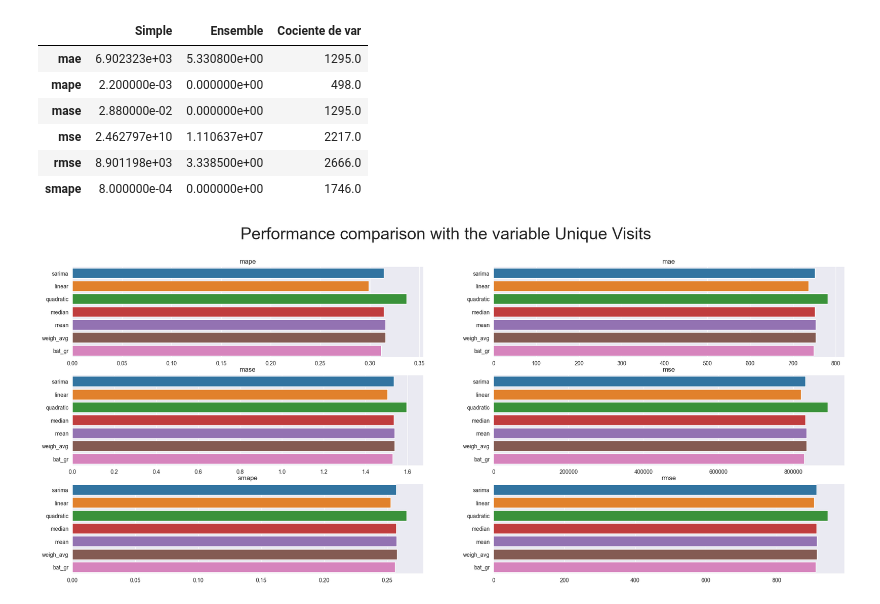
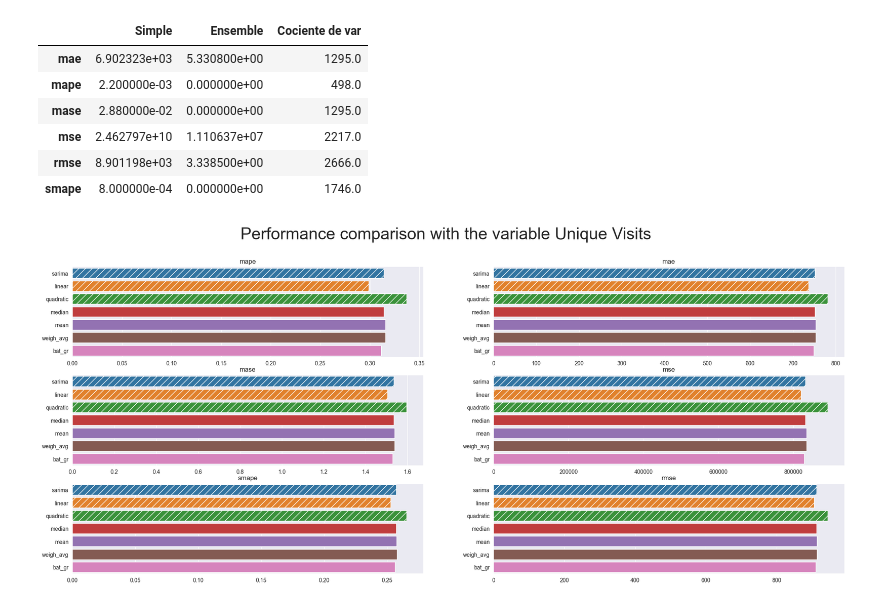
Before and after one commit to critobfer/Kats, a Jupyter notebook: tutorials/TFG_experiments/TFG_Website_Data_UV.ipynb, the cells around one changed output. Cells and saved outputs as stored; diff of their text form; code cells hidden in the pictures.

```diff
--- a/tutorials/TFG_experiments/TFG_Website_Data_UV.ipynb
+++ b/tutorials/TFG_experiments/TFG_Website_Data_UV.ipynb
@@ -581,31 +581,43 @@ def comparative_barplot(err,i,j):
         data = df_complete,
         ax = ax[i][j]
 
     )
+    # Lista de valores de hash para cada barra
+    hatch_patterns = ['//', '//', '//', '', '', '', '']
+
+    # Obtener el número total de barras
+    num_bars = len(hatch_patterns)
+
+    for index, bar in enumerate(p.patches):
+        # Obtener el patrón para la barra actual
+        hatch_pattern = hatch_patterns[index % num_bars]
+
+        # Agregar el patrón a la barra
+        bar.set_hatch(hatch_pattern)
     p.set(title= err)
     p.set_xlabel('')
 
 error = ["mape","mase","smape","mae","mse","rmse"]
 
 fig, ax = plt.subplots(3, 2)
 # plt.rc('font', size = 15)
 # fig.suptitle('Comparison of the different types of errors', fontsize = 40, fontfamily ='DejaVu Sans' )
 
 
 i = 0
 for e in error[0:3]:
     comparative_barplot(e,i,0)
     i = i+1
 
 i = 0
 for e in error[3:7]:
     comparative_barplot(e,i,1)
     i = i+1
 
 # fig.tight_layout()
 fig.set_size_inches(25, 10)
 fig.suptitle('Performance comparison with the variable Unique Visits', fontsize = 30)
 
 plt.savefig('../../images/DWD_UV_comparative_errors', bbox_inches='tight')
 # %% [output]
-[figure, old version]
+[figure, new version]
```
Also changed, not shown: 12 other files.
